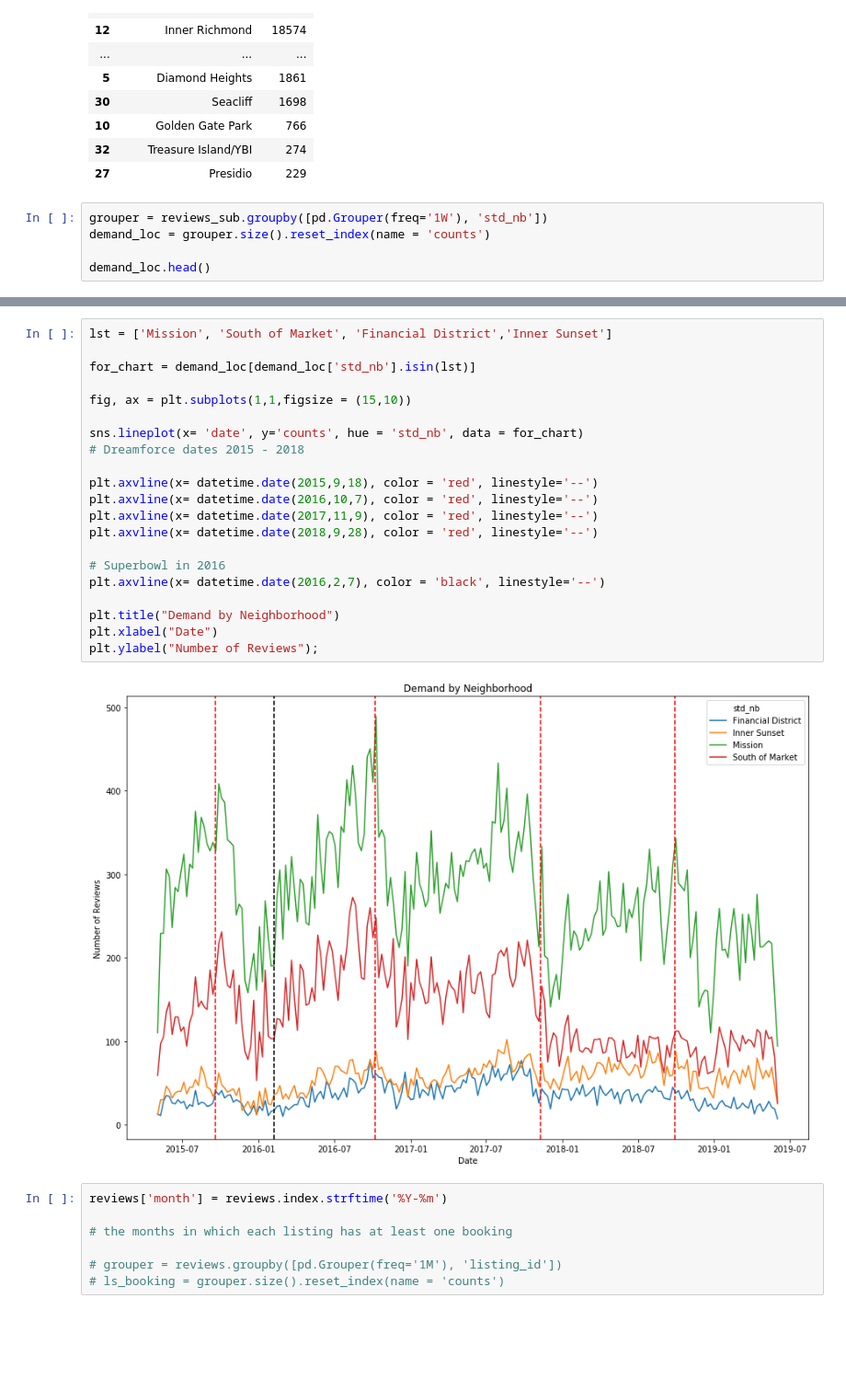
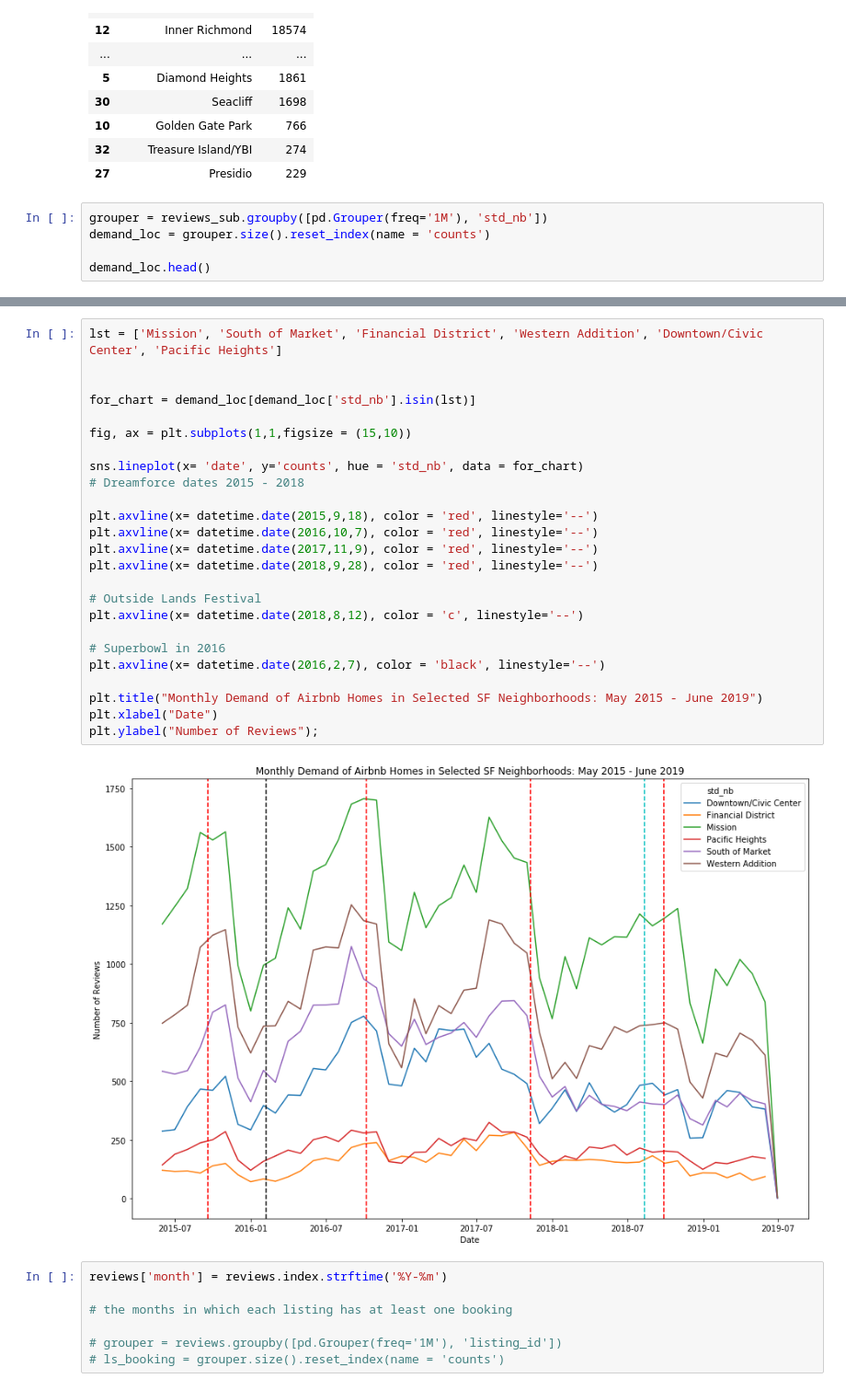
Before and after one commit to karensheng/Airbnb_Regulation, a Jupyter notebook: src/Reviews Data_EDA.ipynb, the cells around one changed output, grey strips where cells are left out. Shown: that part at 92% size. Cells and saved outputs as stored; diff of their text form; blank space fills up the shorter version.

```diff
--- a/src/Reviews Data_EDA.ipynb
+++ b/src/Reviews Data_EDA.ipynb
@@ -404,7 +404,7 @@ reviews_sub.groupby('std_nb').size().reset_index(name='counts').sort_values(by='
 | 32 | Treasure Island/YBI | 274 |
 | 27 | Presidio | 229 |
 # %%
-grouper = reviews_sub.groupby([pd.Grouper(freq='1W'), 'std_nb'])
+grouper = reviews_sub.groupby([pd.Grouper(freq='1M'), 'std_nb'])
 demand_loc = grouper.size().reset_index(name = 'counts')
 
 demand_loc.head()
@@ -418,26 +418,30 @@ demand_loc.head()
 # %%
-lst = ['Mission', 'South of Market', 'Financial District','Inner Sunset']
+lst = ['Mission', 'South of Market', 'Financial District', 'Western Addition', 'Downtown/Civic Center', 'Pacific Heights']
+
 
 for_chart = demand_loc[demand_loc['std_nb'].isin(lst)]
 
 fig, ax = plt.subplots(1,1,figsize = (15,10))
 
 sns.lineplot(x= 'date', y='counts', hue = 'std_nb', data = for_chart)
 # Dreamforce dates 2015 - 2018
 
 plt.axvline(x= datetime.date(2015,9,18), color = 'red', linestyle='--')
 plt.axvline(x= datetime.date(2016,10,7), color = 'red', linestyle='--')
 plt.axvline(x= datetime.date(2017,11,9), color = 'red', linestyle='--')
 plt.axvline(x= datetime.date(2018,9,28), color = 'red', linestyle='--')
 
+# Outside Lands Festival
+plt.axvline(x= datetime.date(2018,8,12), color = 'c', linestyle='--')
+
 # Superbowl in 2016
 plt.axvline(x= datetime.date(2016,2,7), color = 'black', linestyle='--')
 
-plt.title("Demand by Neighborhood")
+plt.title("Monthly Demand of Airbnb Homes in Selected SF Neighborhoods: May 2015 - June 2019")
 plt.xlabel("Date")
 plt.ylabel("Number of Reviews");
 # %% [output]
-[figure, old version]
+[figure, new version]
 # %%
 reviews['month'] = reviews.index.strftime('%Y-%m')
 
```
Also changed, not shown: parts of 1 cell of this notebook.
